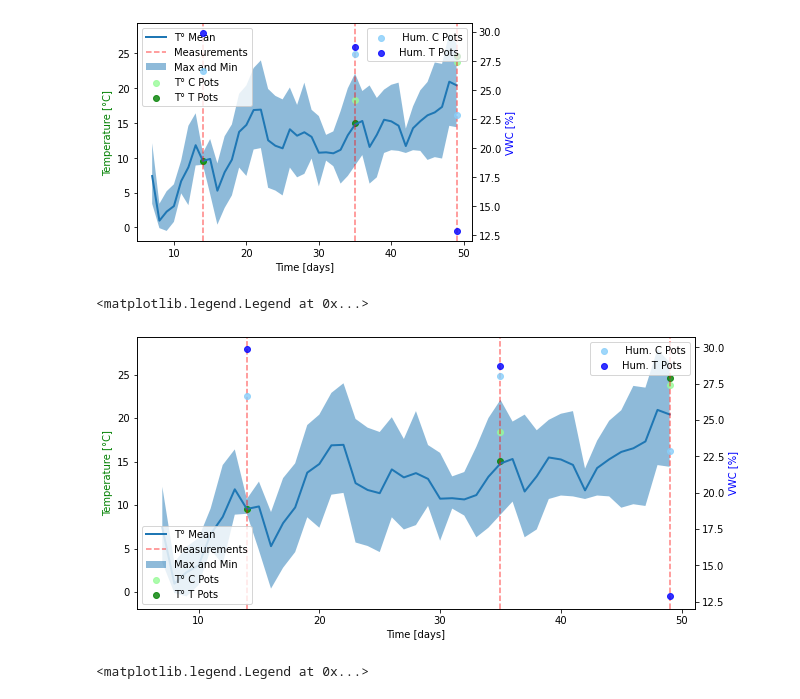
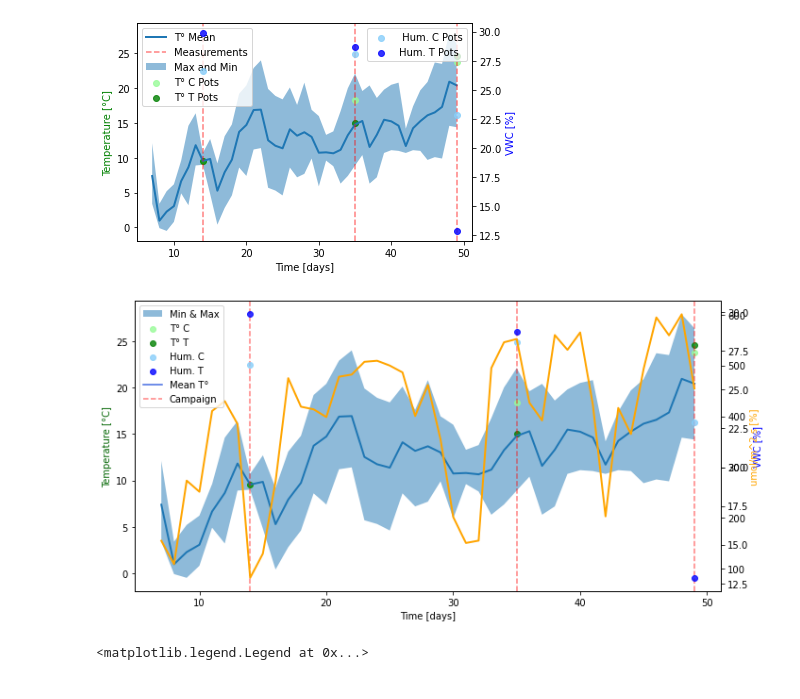
Before and after one commit to matheogodenzi/Ecology, a Jupyter notebook: Data_analysis.ipynb, the cells around one changed output. Drawn from its saved outputs; the diff is of its cells as text; code cells hidden in the pictures.

```diff
--- a/Data_analysis.ipynb
+++ b/Data_analysis.ipynb
@@ -150,22 +156,30 @@ plt.legend()
 [figure]
 # %%
 fig, ax1 = plt.subplots()
-ax1.fill_between(timeday,tempdaymax,tempdaymin, alpha=.5, linewidth=0, label="Max and Min")
-ax1.plot(timeday, tempday, linewidth=2, label="T° Mean")
-ax1.scatter(time_msm, C_temp_avg, c='palegreen', alpha=0.8, label = "T° C Pots")
-ax1.scatter(time_msm, T_temp_avg, c='g', alpha=0.8, label = "T° T Pots")
+fill = ax1.fill_between(timeday,tempdaymax,tempdaymin, alpha=.5, linewidth=0, label="Max and Min")
+mean = ax1.plot(timeday, tempday, linewidth=2, label="T° Mean")
+C_T = ax1.scatter(time_msm, C_temp_avg, c='palegreen', alpha=0.8, label = "T° C Pots")
+T_T = ax1.scatter(time_msm, T_temp_avg, c='g', alpha=0.8, label = "T° T Pots")
+
 ax2 = ax1.twinx()
 ax2.set_ylabel("VWC [%]", color = "blue")
-ax2.scatter(time_msm, C_hum_avg, c='lightskyblue', alpha=0.8, label = " Hum. C Pots")
-ax2.scatter(time_msm, T_hum_avg, c='blue', alpha=0.8, label = "Hum. T Pots")
+C_H = ax2.scatter(time_msm, C_hum_avg, c='lightskyblue', alpha=0.8, label = " Hum. C Pots")
+T_H = ax2.scatter(time_msm, T_hum_avg, c='blue', alpha=0.8, label = "Hum. T Pots")
 ax1.set_xlabel("Time [days]")
-ax1.set_ylabel("Temperature [°C]", color= "g")
-ax1.axvline(x=14, color='red', linestyle='--', alpha=0.5, label  = "Measurements")
+ax1.set_ylabel("Temperature [°C]", color= "darkgreen")
+measure = ax1.axvline(x=14, color='red', linestyle='--', alpha=0.5, label  = "Measurements")
 ax1.axvline(x=35, color='red', linestyle='--', alpha=0.5)
 ax1.axvline(x=49, color='red', linestyle='--', alpha=0.5)
+#light
+ax3 = ax1.twinx()
+ax3.plot(timeday, lightday, linewidth=2, color="orange", label="Light")
+ax3.set_ylabel("umol/m^2.s [%]", color = "orange")
 #ax1.legend(loc='upper left')
-ax1.legend(loc='lower left')
-plt.legend()
+# proxy artist for mean
+import matplotlib.lines as mlines
+mean_blue = mlines.Line2D([],[], color="royalblue", label = "Mean T°")
+plt.legend([fill,C_T,T_T,C_H,T_H,mean_blue,measure], ["Min & Max", "T° C", "T° T","Hum. C","Hum. T","Mean T°", "Campaign"], loc="upper left")
+plt.rcParams['figure.figsize'] = [10, 5]
+plt.tight_layout()
 # %% [output]
-<matplotlib.legend.Legend at 0x...>
-[figure, old version]
+[figure, new version]
```
Also changed, not shown: parts of 3 cells of this notebook.
